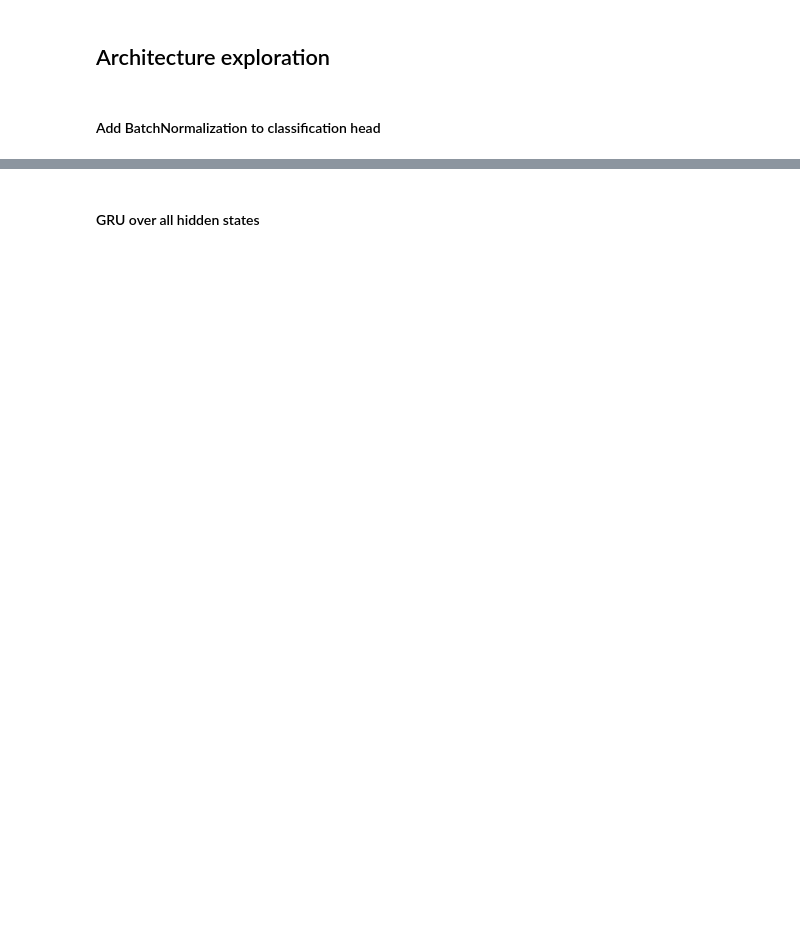
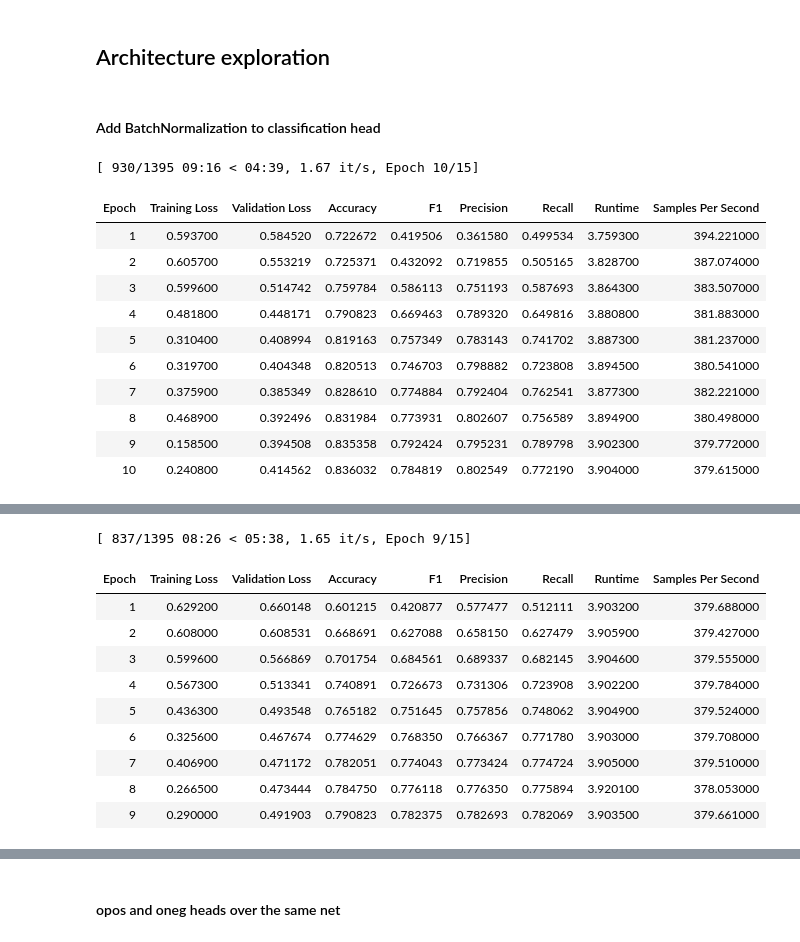
Before and after one commit to steveazzolin/NLU_final_project, a Jupyter notebook: alberto-enhancements.ipynb, the cells around one changed output, grey strips where cells are left out. Saved outputs shown, nothing was run; the diff lists cells and outputs as text; code cells hidden in the pictures; blank space fills up the shorter version.

```diff
--- a/alberto-enhancements.ipynb
+++ b/alberto-enhancements.ipynb
@@ -474,7 +690,7 @@ class BertPoolerWithBN(nn.Module):
         return pooled_output
 
 
-class MyNetBN(nn.Module):
+class MyNetLN(nn.Module):
     """
         Attach a FC layer on top of the BERT head in order to produce a classification output.
         Hyperparameters are taken from Alberto.
@@ -483,11 +699,10 @@ class MyNetBN(nn.Module):
         We stack another FC layer with Dropout on top of that, as reported in https://github.com/google-research/bert/blob/eedf5716ce1268e56f0a50264a88cafad334ac61/run_classifier.py#L574
     """
     def __init__(self, num_labels):
-        super(MyNetBN, self).__init__()
+        super(MyNetLN, self).__init__()
 
         self.num_labels = num_labels
         self.model = copy.deepcopy(pretrained_model)#AutoModel.from_pretrained("m-polignano-uniba/bert_uncased_L-12_H-768_A-12_italian_alb3rt0")
-        self.dropout = nn.Dropout(0.1)
         self.linear = nn.Linear(768, num_labels)
 
         self.model.pooler = BertPoolerWithBN(self.model.config)
@@ -501,7 +716,7 @@ class MyNetBN(nn.Module):
     def forward(self, labels, input_ids, attention_mask, **args):
         #For the output format -> https://huggingface.co/transformers/_modules/transformers/models/bert/modeling_bert.html#BertForSequenceClassification.forward
         outputs = self.model(input_ids=input_ids, attention_mask=attention_mask, **args)
-        x = self.dropout(outputs[1])
+        x = outputs[1]
         logits = self.linear(x)
 
         loss = self.loss_fct(logits, labels)
@@ -557,0 +730,51 @@ print(trainer.predict(testing_opos))
+# %%
+RUN_NAME = "LN_NET"
+
+args = TrainingArguments(
+                "test_trainer",
+                num_train_epochs=15,
+                per_device_train_batch_size=TRAIN_BATCH_SIZE,
+                per_device_eval_batch_size=PREDICT_BATCH_SIZE,
+                save_total_limit=2,
+                learning_rate=best_hyper["learning_rate"],
+                warmup_ratio=best_hyper["warmup_steps"],
+                weight_decay=best_hyper["weight_decay"],
+                adam_beta1=0.9,
+                adam_beta2=0.999,
+                adam_epsilon=1e-6,
+                evaluation_strategy="epoch",
+                logging_strategy="steps",
+                logging_steps=1,
+                logging_first_step=False,
+                overwrite_output_dir=True,
+                save_strategy="no",
+                report_to="none",
+                load_best_model_at_end=True,
+                metric_for_best_model="eval_loss",
+            )
+
+k_steps_evidence(num_iterations=1,
+                 early_stopping_patience=3,
+                 training_args=args,
+                 net=MyNetLN,
+                 training_opos=training_opos,
+                 training_oneg=training_oneg,
+                 validating_opos=validating_opos,
+                 validating_oneg=validating_oneg,
+                 testing_opos=testing_opos,
+                 testing_oneg=testing_oneg)
+
+#oneg 0.75885
+# %% [output]
+[ 930/1395 09:16 < 04:39, 1.67 it/s, Epoch 10/15]
+| Epoch | Training Loss | Validation Loss | Accuracy | F1 | Precision | Recall | Runtime | Samples Per Second |
+| 1 | 0.593700 | 0.584520 | 0.722672 | 0.419506 | 0.361580 | 0.499534 | 3.759300 | 394.221000 |
+| 2 | 0.605700 | 0.553219 | 0.725371 | 0.432092 | 0.719855 | 0.505165 | 3.828700 | 387.074000 |
+| 3 | 0.599600 | 0.514742 | 0.759784 | 0.586113 | 0.751193 | 0.587693 | 3.864300 | 383.507000 |
+| 4 | 0.481800 | 0.448171 | 0.790823 | 0.669463 | 0.789320 | 0.649816 | 3.880800 | 381.883000 |
+| 5 | 0.310400 | 0.408994 | 0.819163 | 0.757349 | 0.783143 | 0.741702 | 3.887300 | 381.237000 |
+| 6 | 0.319700 | 0.404348 | 0.820513 | 0.746703 | 0.798882 | 0.723808 | 3.894500 | 380.541000 |
+| 7 | 0.375900 | 0.385349 | 0.828610 | 0.774884 | 0.792404 | 0.762541 | 3.877300 | 382.221000 |
+| 8 | 0.468900 | 0.392496 | 0.831984 | 0.773931 | 0.802607 | 0.756589 | 3.894900 | 380.498000 |
+| 9 | 0.158500 | 0.394508 | 0.835358 | 0.792424 | 0.795231 | 0.789798 | 3.902300 | 379.772000 |
+| 10 | 0.240800 | 0.414562 | 0.836032 | 0.784819 | 0.802549 | 0.772190 | 3.904000 | 379.615000 |
@@ -557,0 +782,11 @@ print(trainer.predict(testing_opos))
+[ 837/1395 08:26 < 05:38, 1.65 it/s, Epoch 9/15]
+| Epoch | Training Loss | Validation Loss | Accuracy | F1 | Precision | Recall | Runtime | Samples Per Second |
+| 1 | 0.629200 | 0.660148 | 0.601215 | 0.420877 | 0.577477 | 0.512111 | 3.903200 | 379.688000 |
+| 2 | 0.608000 | 0.608531 | 0.668691 | 0.627088 | 0.658150 | 0.627479 | 3.905900 | 379.427000 |
+| 3 | 0.599600 | 0.566869 | 0.701754 | 0.684561 | 0.689337 | 0.682145 | 3.904600 | 379.555000 |
+| 4 | 0.567300 | 0.513341 | 0.740891 | 0.726673 | 0.731306 | 0.723908 | 3.902200 | 379.784000 |
+| 5 | 0.436300 | 0.493548 | 0.765182 | 0.751645 | 0.757856 | 0.748062 | 3.904900 | 379.524000 |
+| 6 | 0.325600 | 0.467674 | 0.774629 | 0.768350 | 0.766367 | 0.771780 | 3.903000 | 379.708000 |
+| 7 | 0.406900 | 0.471172 | 0.782051 | 0.774043 | 0.773424 | 0.774724 | 3.905000 | 379.510000 |
+| 8 | 0.266500 | 0.473444 | 0.784750 | 0.776118 | 0.776350 | 0.775894 | 3.920100 | 378.053000 |
+| 9 | 0.290000 | 0.491903 | 0.790823 | 0.782375 | 0.782693 | 0.782069 | 3.903500 | 379.661000 |
@@ -603,2 +862,2 @@ weight_decay=0.009760393798851559
-# %% [markdown]
-#### GRU over all hidden states
+# %% [markdown]
+#### opos and oneg heads over the same net
```
Also changed, not shown: parts of 32 cells of this notebook, 1 other file.
